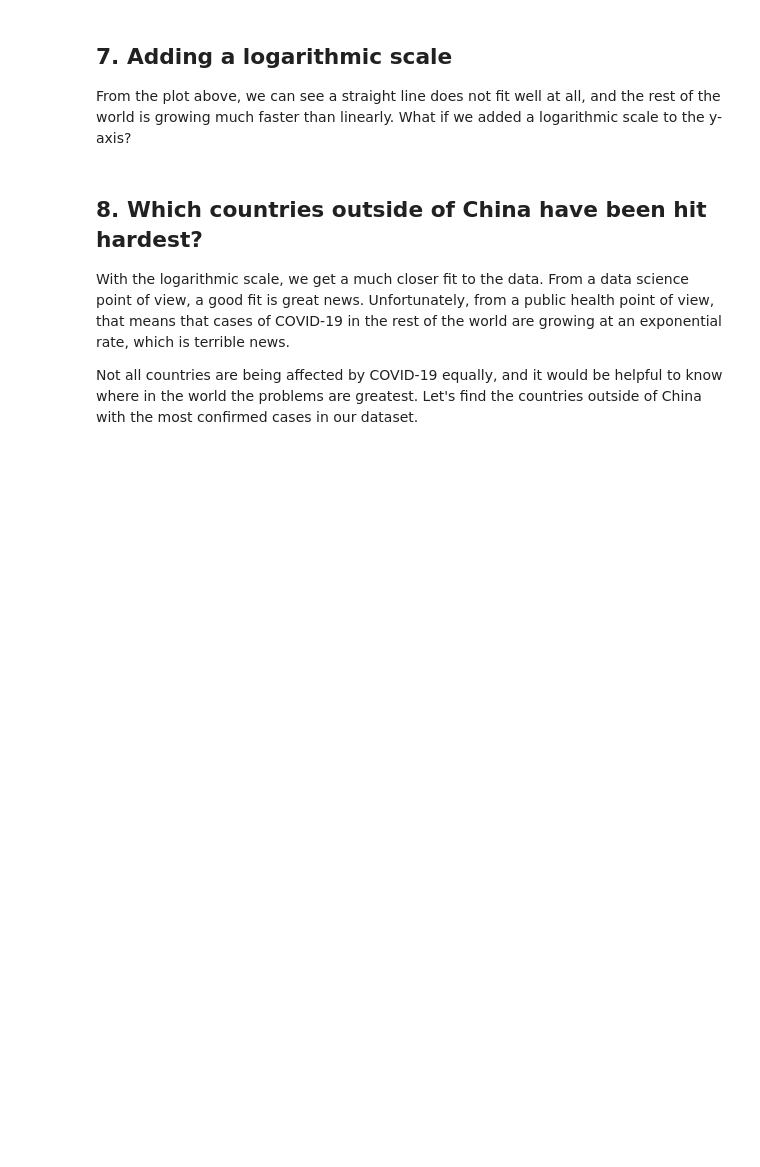
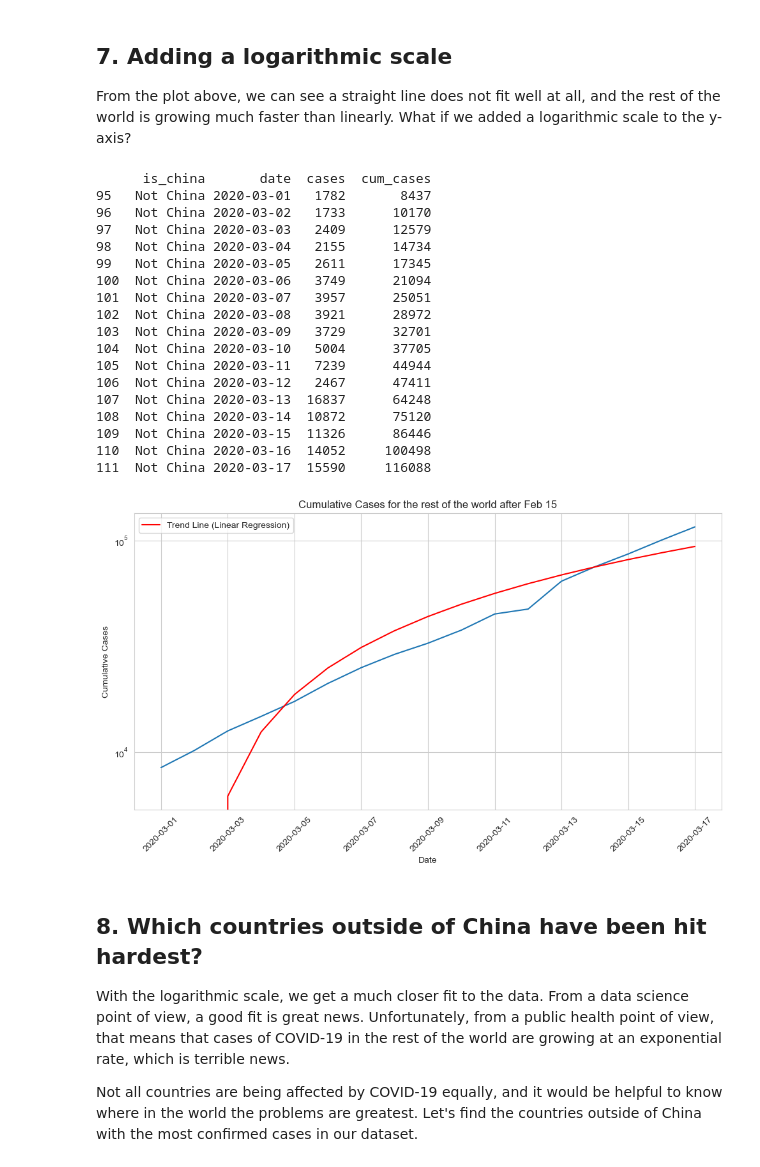
Before and after one commit to amadasunese/cwwtechafrica_individual_project, a Jupyter notebook: datasets/notebook.ipynb, the cells around one changed output. Drawn from its saved outputs; the diff is of its cells as text; code cells hidden in the pictures; blank space fills up the shorter version.

```diff
--- a/datasets/notebook.ipynb
+++ b/datasets/notebook.ipynb
@@ -218,3 +368,67 @@ plt_not_china_trend_lin +
+# %%
+# # Modify the plot to use a logarithmic scale on the y-axis
+# plt_not_china_trend_lin +
+#   ....
+
+import pandas as pd
+import matplotlib.pyplot as plt
+import seaborn as sns
+import numpy as np
+from scipy import stats
+
+# load the dataset
+not_china = pd.read_csv('confirmed_cases_china_vs_world.csv')
+
+# Convert the date
+not_china['date'] = pd.to_datetime(not_china['date'])
+
+specified_date = pd.to_datetime('2020-03-01')
+
+# Filter the DataFrame to include rows from the specified date onward
+not_china_filtered = not_china[(not_china['is_china'] == 'Not China') & (not_china['date'] >= specified_date)]
+print(not_china_filtered)
+
+# Define the x and y variables for the plot
+x = np.arange(len(not_china_filtered))
+y = not_china_filtered['cum_cases']
+
+# Fit a linear regression model to get the trend line
+slope, intercept, r_value, p_value, std_err = stats.linregress(x, y)
+trend_line = intercept + slope * x
+
+# Plot the line plot and trend line
+plt.figure(figsize=(10, 6))
+sns.set_style("whitegrid")
+sns.lineplot(x='date', y='cum_cases', data=not_china_filtered, errorbar=None)
+sns.lineplot(x=not_china_filtered['date'], y=trend_line, color='red', label='Trend Line (Linear Regression)')
+plt.xlabel('Date')
+plt.ylabel('Cumulative Cases')
+plt.yscale('log')  # Set y-axis to logarithmic scale
+plt.title('Cumulative Cases for the rest of the world after Feb 15')
+plt.legend()
+plt.xticks(rotation=45)
+plt.tight_layout()
+plt.show()
+# %% [output]
+      is_china       date  cases  cum_cases
+95   Not China 2020-03-01   1782       8437
+96   Not China 2020-03-02   1733      10170
+97   Not China 2020-03-03   2409      12579
+98   Not China 2020-03-04   2155      14734
+99   Not China 2020-03-05   2611      17345
+100  Not China 2020-03-06   3749      21094
+101  Not China 2020-03-07   3957      25051
+102  Not China 2020-03-08   3921      28972
+103  Not China 2020-03-09   3729      32701
+104  Not China 2020-03-10   5004      37705
+105  Not China 2020-03-11   7239      44944
+106  Not China 2020-03-12   2467      47411
+107  Not China 2020-03-13  16837      64248
+108  Not China 2020-03-14  10872      75120
+109  Not China 2020-03-15  11326      86446
+110  Not China 2020-03-16  14052     100498
+111  Not China 2020-03-17  15590     116088
+[figure, added]
 # %% [markdown]
 ## 8. Which countries outside of China have been hit hardest?
 <p>With the logarithmic scale, we get a much closer fit to the data. From a data science point of view, a good fit is great news. Unfortunately, from a public health point of view, that means that cases of COVID-19 in the rest of the world are growing at an exponential rate, which is terrible news.</p>
```
Also changed, not shown: parts of 5 cells of this notebook.
